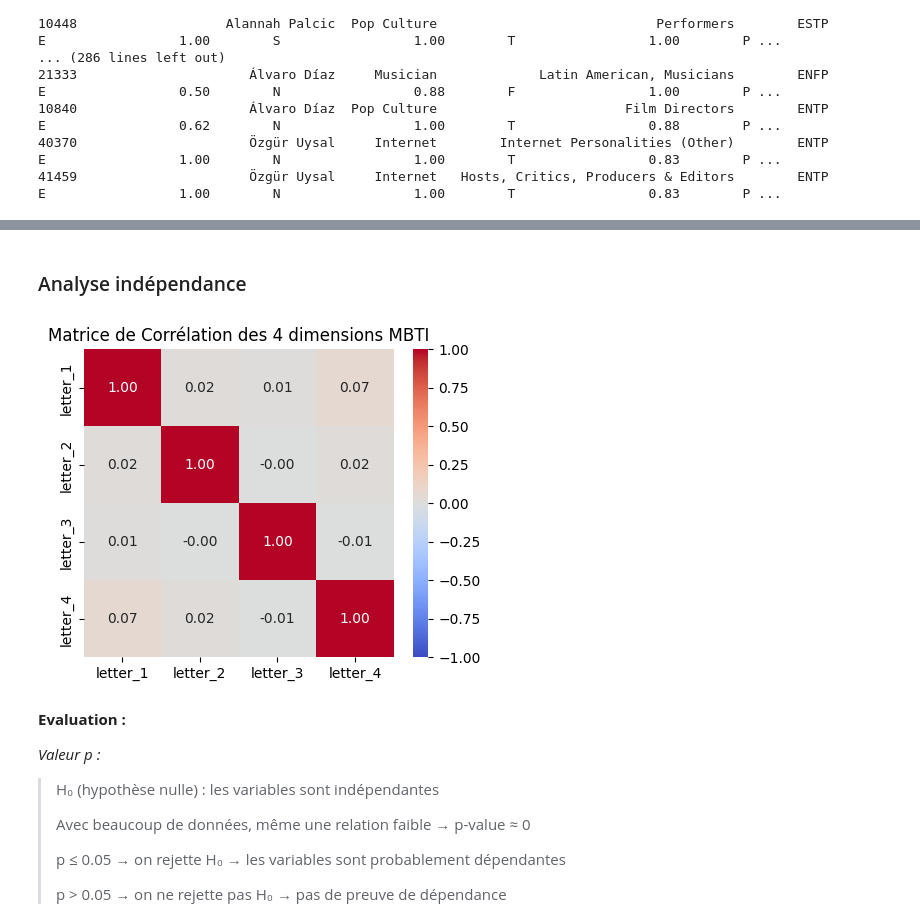
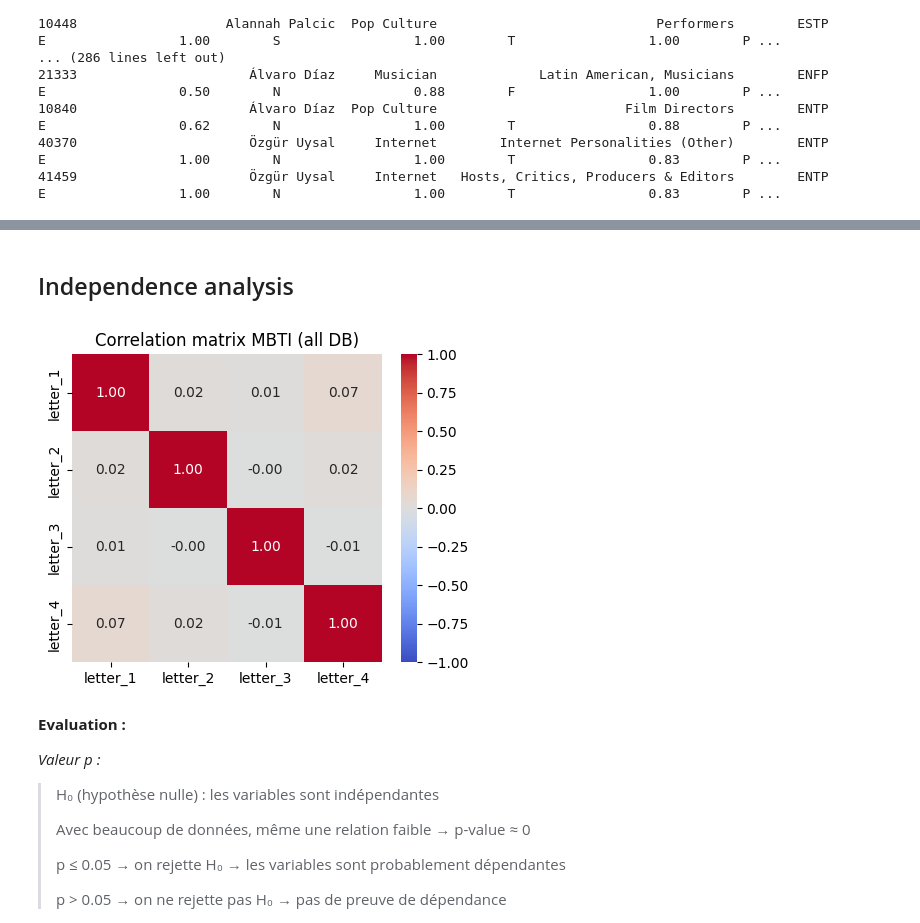
Before and after one commit to DavidGabrielPapa/TheseDeMaster, a Jupyter notebook: mbti.ipynb, the cells around one changed output, grey strips where cells are left out. Saved outputs shown, nothing was run; the diff lists cells and outputs as text; code cells hidden in the pictures.

```diff
--- a/mbti.ipynb
+++ b/mbti.ipynb
@@ -33,12 +43,3 @@ credits  = pd.read_csv(file_path_credits)
 
 # Faire la jointure sur movie_id (credits) et id (movies)
 data = movies.merge(credits, left_on='id', right_on='movie_id', how='inner')
-
-"""print(data.shape)
-col = data.columns.tolist()
-for i in range(0, len(col), 5) :
-    if (i + 5 <= len(col)) :
-        print(col[i : i + 5])
-    else :
-        print(col[i:])
-print(data.head())"""
@@ -268,29 +350,29 @@ Distribution 4eme lettre (P/J) :
 # %% [markdown]
-### Analyse indépendance
+## Independence analysis
 # %%
-# 1. Définir le mapping pour transformer les lettres en chiffres (0 ou 1)
+# Mapping to transform letters into numbers
 mapping = {'letter_1': {'E': 1, 'I': 0},
             'letter_2': {'N': 1, 'S': 0},
             'letter_3': {'F': 1, 'T': 0},
             'letter_4': {'P': 1, 'J': 0}}
 
-# 2. Créer une copie des colonnes pour le calcul
+# Copy to calculate
 mbti_numeric = mbti[['letter_1', 'letter_2', 'letter_3', 'letter_4']].copy()
 
-# Appliquer le mapping
+# Apply mapping
 for col, map_dict in mapping.items() :
     mbti_numeric[col] = mbti_numeric[col].map(map_dict)
 
-# 3. Calculer la matrice de corrélation
+# Correlation matrix
 corr_matrix = mbti_numeric.corr()
 
-# 4. Affichage avec une Heatmap (carte de chaleur)
+# Heatmap
 plt.figure(figsize=(5, 4))
 sns.heatmap(corr_matrix, annot=True, cmap='coolwarm', fmt=".2f", vmin=-1, vmax=1, center=0)
-plt.title("Matrice de Corrélation des 4 dimensions MBTI")
+plt.title("Correlation matrix MBTI (all DB)")
 plt.show()
 # %% [output]
-[figure, old version]
+[figure, new version]
 # %% [markdown]
 **Evaluation :**
 
```
Also changed, not shown: parts of 60 cells of this notebook, 2 other files.
